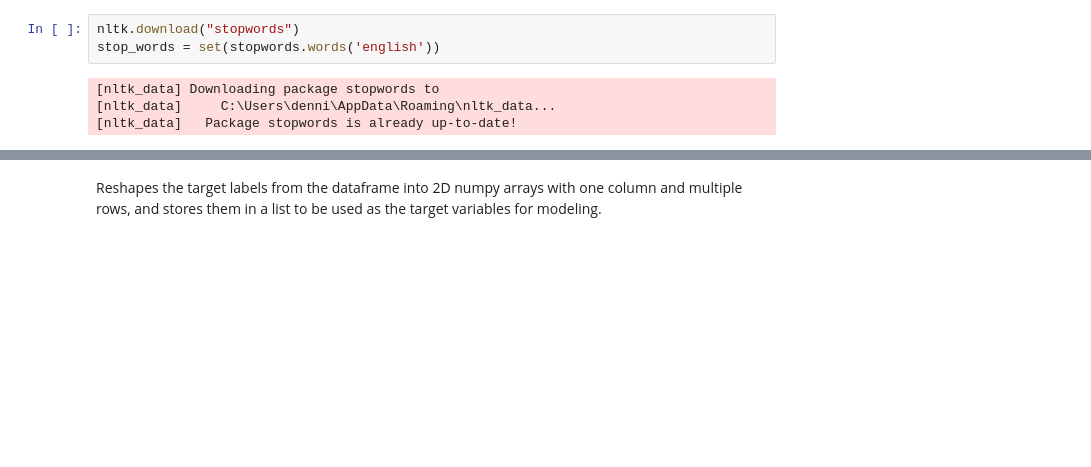
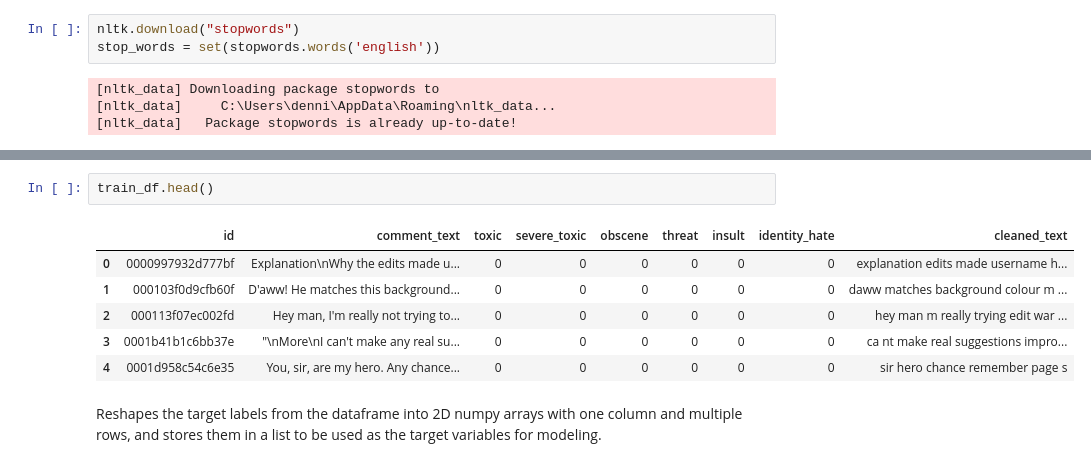
Before and after one commit to CcDenn/ItML_Project_1_Students, a Jupyter notebook: proj_1_start.ipynb, the cells around one changed output, grey strips where cells are left out. Drawn from its saved outputs; the diff is of its cells as text; blank space fills up the shorter version.

```diff
--- a/proj_1_start.ipynb
+++ b/proj_1_start.ipynb
@@ -81,3 +94,12 @@ KeyboardInterrupt:
+# %%
+train_df.head()
+# %% [output]
+|  | id | comment_text | toxic | severe_toxic | obscene | threat | insult | identity_hate | cleaned_text |
+| 0 | 0000997932d777bf | Explanation\nWhy the edits made u... | 0 | 0 | 0 | 0 | 0 | 0 | explanation edits made username h... |
+| 1 | 000103f0d9cfb60f | D'aww! He matches this background... | 0 | 0 | 0 | 0 | 0 | 0 | daww matches background colour m ... |
+| 2 | 000113f07ec002fd | Hey man, I'm really not trying to... | 0 | 0 | 0 | 0 | 0 | 0 | hey man m really trying edit war ... |
+| 3 | 0001b41b1c6bb37e | "\nMore\nI can't make any real su... | 0 | 0 | 0 | 0 | 0 | 0 | ca nt make real suggestions impro... |
+| 4 | 0001d958c54c6e35 | You, sir, are my hero. Any chance... | 0 | 0 | 0 | 0 | 0 | 0 | sir hero chance remember page s |
 # %% [markdown]
 Reshapes the target labels from the dataframe into 2D numpy arrays with one column and multiple rows, and stores them in a list to be used as the target variables for modeling.
 # %%
```
Also changed, not shown: parts of 18 cells of this notebook.
